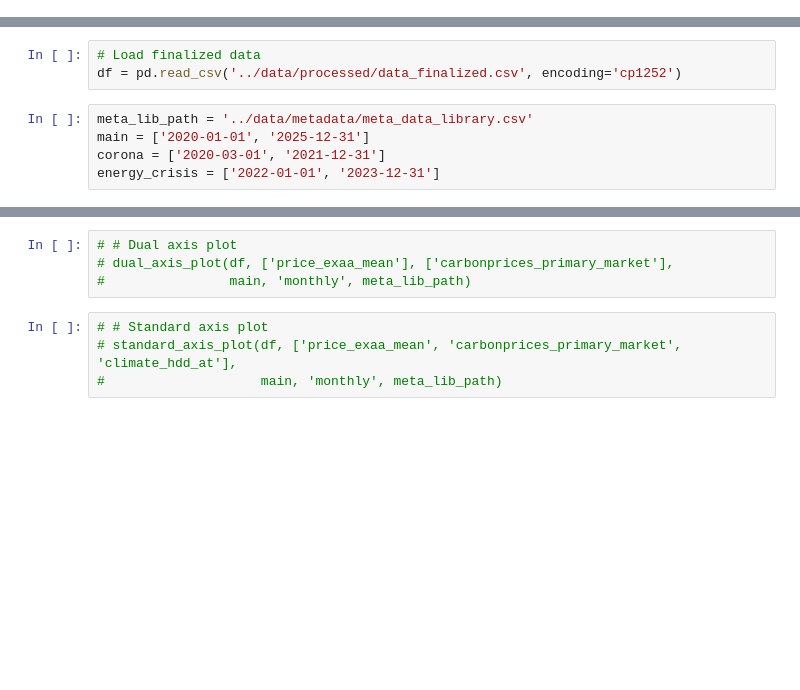
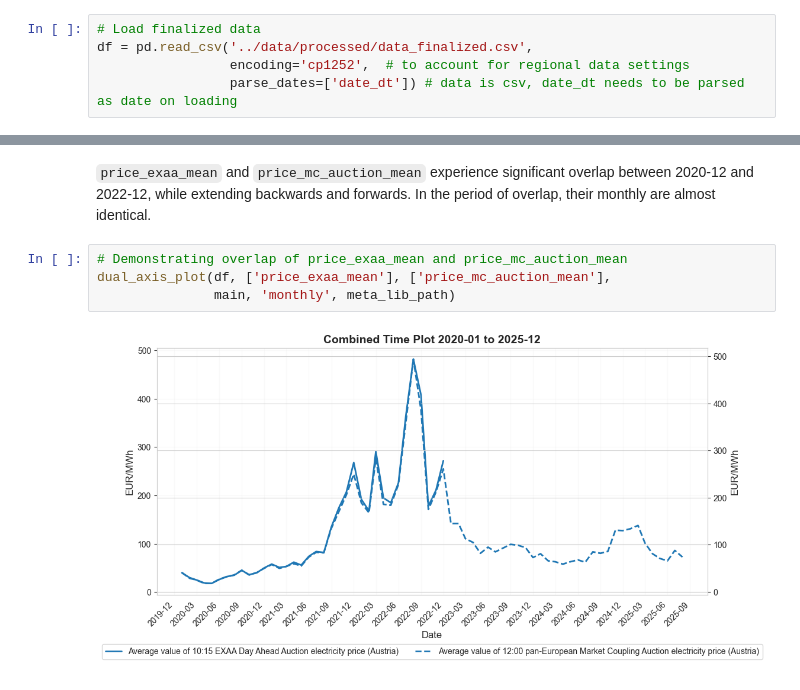
Before and after one commit to Pringlebot/austrian_electricity_prices_capstone, a Jupyter notebook: notebooks/08_consolidated_dataset_EDA_and_FeatureEngineering.ipynb, the cells around one changed output, grey strips where cells are left out. Saved outputs shown, nothing was run; the diff lists cells and outputs as text; blank space fills up the shorter version.

Commit message:
EDA and FEATURE ENGINEERING Created combined price variable for data maximisation

```diff
--- a/notebooks/08_consolidated_dataset_EDA_and_FeatureEngineering.ipynb
+++ b/notebooks/08_consolidated_dataset_EDA_and_FeatureEngineering.ipynb
@@ -6,0 +8,5 @@ from pathlib import Path
+# %%
+# Load finalized data
+df = pd.read_csv('../data/processed/data_finalized.csv',
+                 encoding='cp1252',  # to account for regional data settings
+                 parse_dates=['date_dt']) # data is csv, date_dt needs to be parsed as date on loading
@@ -253,8 +282,0 @@ standard_axis_plot(df, ['price_exaa_mean', 'carbonprices_primary_market', 'clima
-# %%
-# Load finalized data
-df = pd.read_csv('../data/processed/data_finalized.csv', encoding='cp1252')
-# %%
-meta_lib_path = '../data/metadata/meta_data_library.csv'
-main = ['2020-01-01', '2025-12-31']
-corona = ['2020-03-01', '2021-12-31']
-energy_crisis = ['2022-01-01', '2023-12-31']
@@ -270,8 +283,8 @@ Warning: meta_data_library.csv incomplete. Displaying column name instead: price
+# %% [markdown]
+`price_exaa_mean` and `price_mc_auction_mean` experience significant overlap between 2020-12 and 2022-12, while extending backwards and forwards. In the period of overlap, their monthly are almost identical.
 # %%
-# # Dual axis plot
-# dual_axis_plot(df, ['price_exaa_mean'], ['carbonprices_primary_market'],
-#                main, 'monthly', meta_lib_path)
+# Demonstrating overlap of price_exaa_mean and price_mc_auction_mean
+dual_axis_plot(df, ['price_exaa_mean'], ['price_mc_auction_mean'],
+               main, 'monthly', meta_lib_path)
+# %% [output]
+[figure, added]
-# %%
-# # Standard axis plot
-# standard_axis_plot(df, ['price_exaa_mean', 'carbonprices_primary_market', 'climate_hdd_at'],
-#                    main, 'monthly', meta_lib_path)
```
Also changed, not shown: parts of 7 cells of this notebook, 1 other file.
